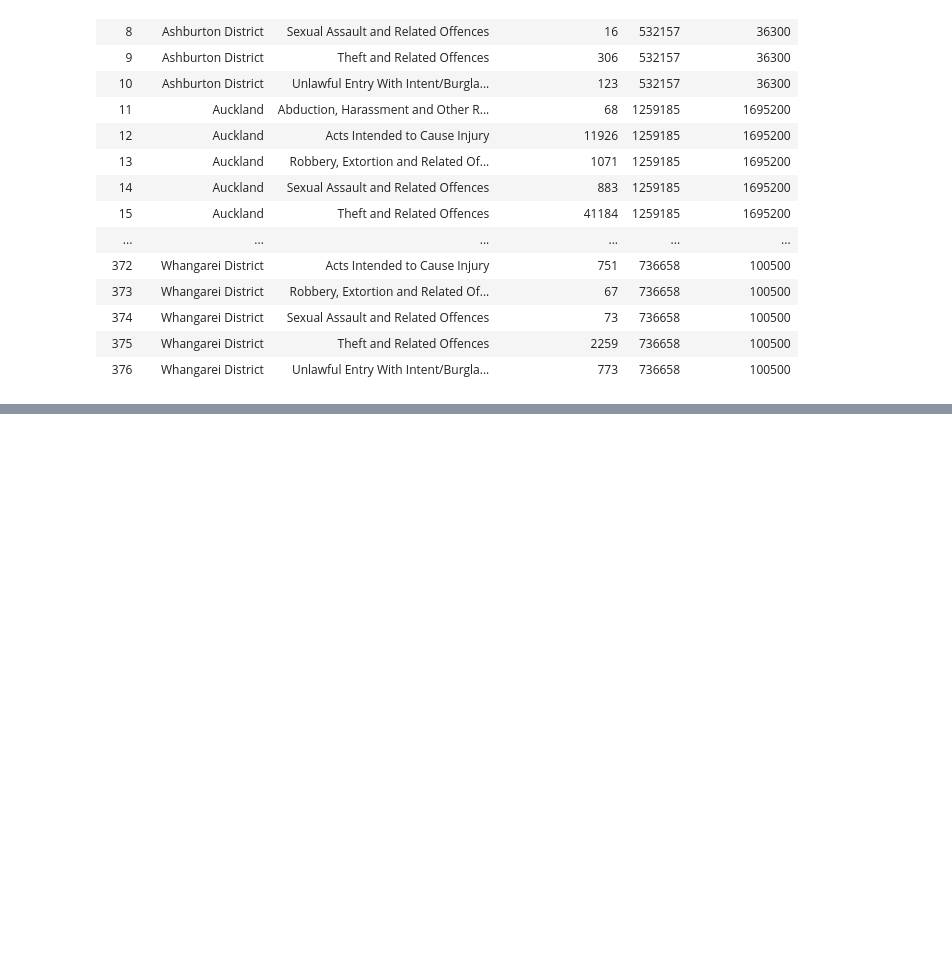
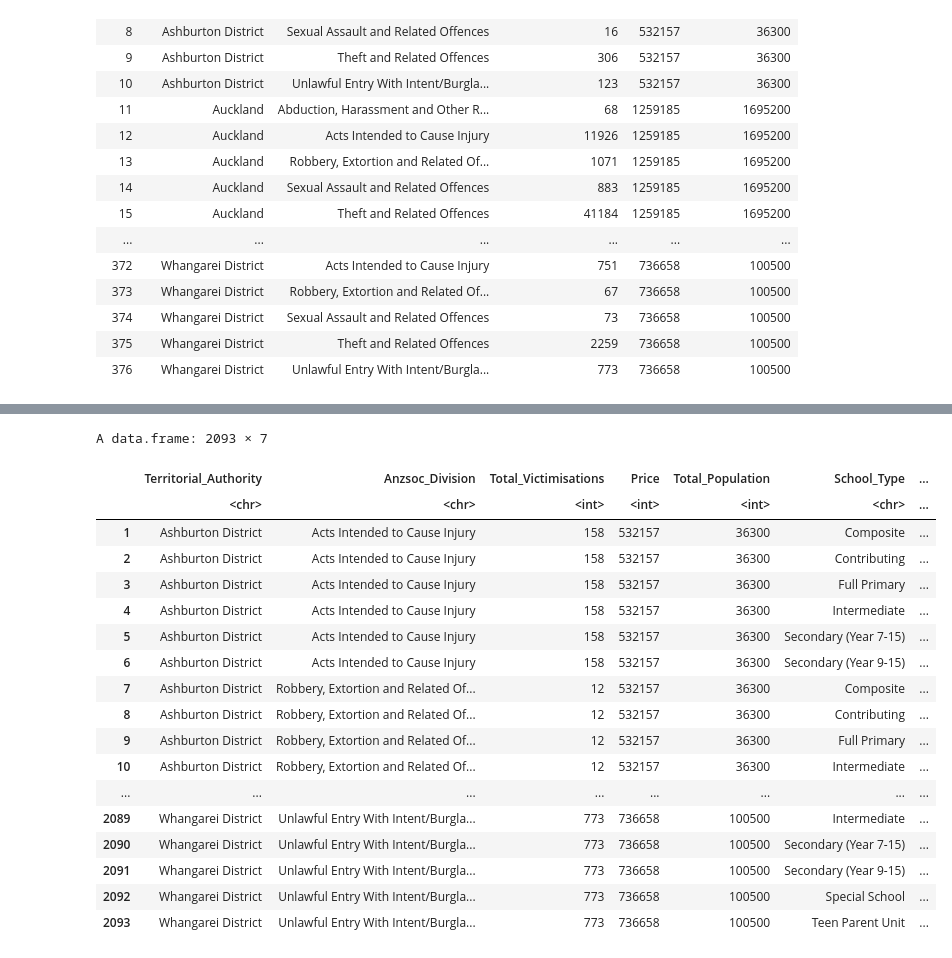
Before and after one commit to emma-s-marie/data422-group-project, a Jupyter notebook: code/Joining all the csv.ipynb, the cells around one changed output, grey strips where cells are left out. Cells and saved outputs as stored; diff of their text form; code cells hidden in the pictures; blank space fills up the shorter version.

```diff
--- a/code/Joining all the csv.ipynb
+++ b/code/Joining all the csv.ipynb
@@ -209,6 +228,32 @@ A data.frame: 2093 × 8
 | 376 | Whangarei District | Unlawful Entry With Intent/Burgla... | 773 | 736658 | 100500 | Secondary (Year 9-15) | ... |
 | 376 | Whangarei District | Unlawful Entry With Intent/Burgla... | 773 | 736658 | 100500 | Special School | ... |
 | 376 | Whangarei District | Unlawful Entry With Intent/Burgla... | 773 | 736658 | 100500 | Teen Parent Unit | ... |
+# %%
+# Remove unnessary column
+
+all_df <- subset(all_df, select = -X)
+# %%
+all_df
+# %% [output]
+A data.frame: 2093 × 7
+|  | Territorial_Authority | Anzsoc_Division | Total_Victimisations | Price | Total_Population | School_Type | ... |
+|  | <chr> | <chr> | <int> | <int> | <int> | <chr> | ... |
+| 1 | Ashburton District | Acts Intended to Cause Injury | 158 | 532157 | 36300 | Composite | ... |
+| 2 | Ashburton District | Acts Intended to Cause Injury | 158 | 532157 | 36300 | Contributing | ... |
+| 3 | Ashburton District | Acts Intended to Cause Injury | 158 | 532157 | 36300 | Full Primary | ... |
+| 4 | Ashburton District | Acts Intended to Cause Injury | 158 | 532157 | 36300 | Intermediate | ... |
+| 5 | Ashburton District | Acts Intended to Cause Injury | 158 | 532157 | 36300 | Secondary (Year 7-15) | ... |
+| 6 | Ashburton District | Acts Intended to Cause Injury | 158 | 532157 | 36300 | Secondary (Year 9-15) | ... |
+| 7 | Ashburton District | Robbery, Extortion and Related Of... | 12 | 532157 | 36300 | Composite | ... |
+| 8 | Ashburton District | Robbery, Extortion and Related Of... | 12 | 532157 | 36300 | Contributing | ... |
+| 9 | Ashburton District | Robbery, Extortion and Related Of... | 12 | 532157 | 36300 | Full Primary | ... |
+| 10 | Ashburton District | Robbery, Extortion and Related Of... | 12 | 532157 | 36300 | Intermediate | ... |
+| ... | ... | ... | ... | ... | ... | ... | ... |
+| 2089 | Whangarei District | Unlawful Entry With Intent/Burgla... | 773 | 736658 | 100500 | Intermediate | ... |
+| 2090 | Whangarei District | Unlawful Entry With Intent/Burgla... | 773 | 736658 | 100500 | Secondary (Year 7-15) | ... |
+| 2091 | Whangarei District | Unlawful Entry With Intent/Burgla... | 773 | 736658 | 100500 | Secondary (Year 9-15) | ... |
+| 2092 | Whangarei District | Unlawful Entry With Intent/Burgla... | 773 | 736658 | 100500 | Special School | ... |
+| 2093 | Whangarei District | Unlawful Entry With Intent/Burgla... | 773 | 736658 | 100500 | Teen Parent Unit | ... |
 # %%
 all_df %>%
     write_csv("all_df.csv")
```
Also changed, not shown: parts of 2 cells of this notebook.
